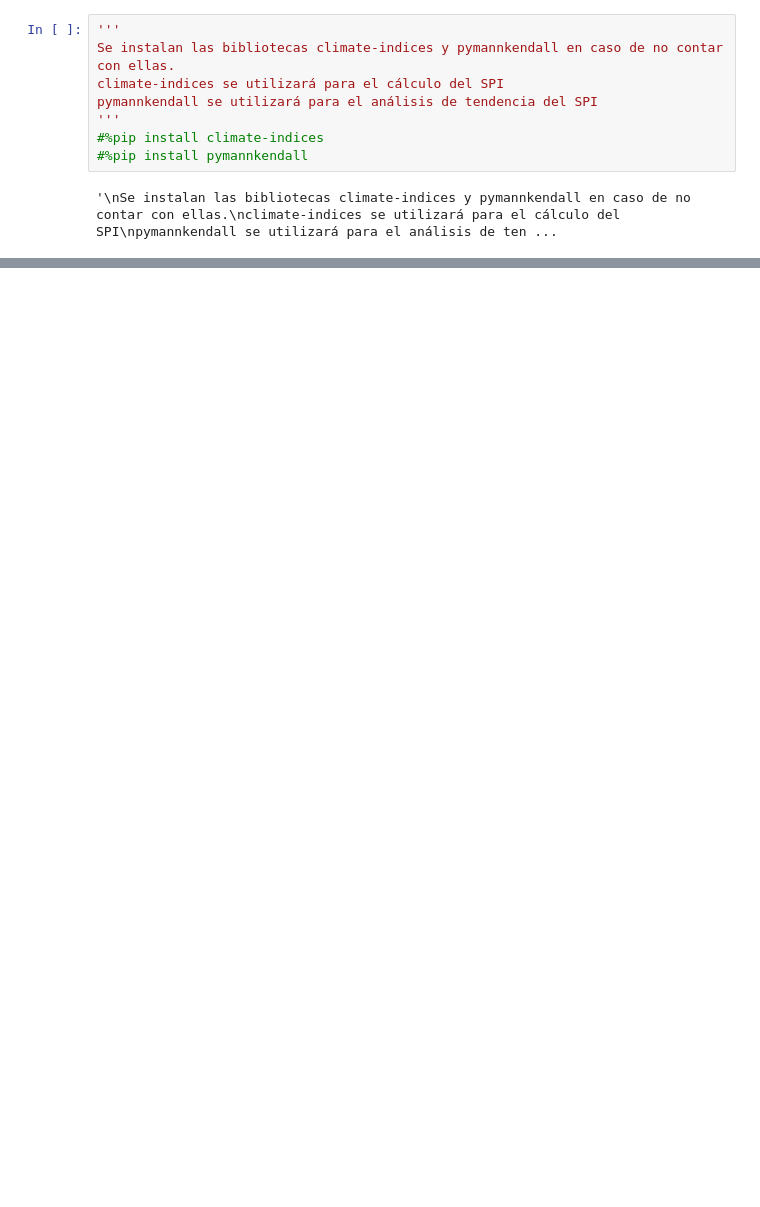
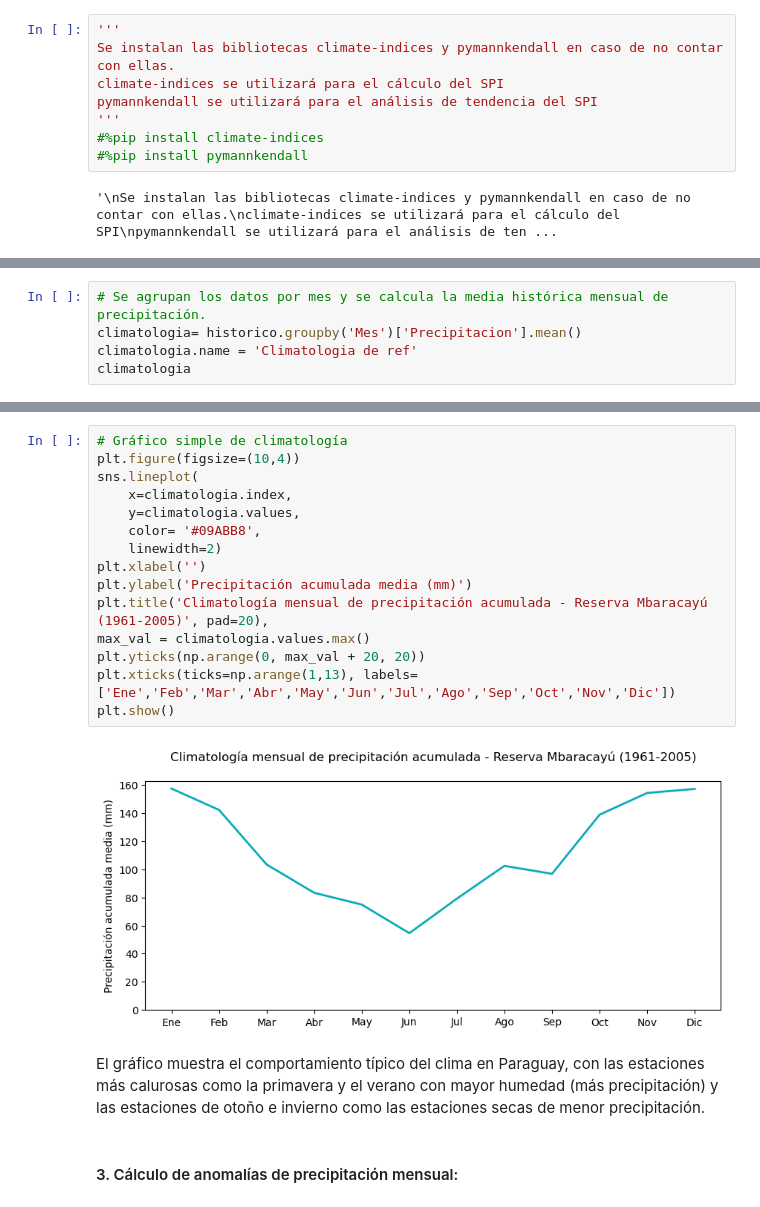
Before and after one commit to aliciagali-s/proyectoFinalPython_AG, a Jupyter notebook: proyecto_final_AliciaGali.ipynb, the cells around one changed output, grey strips where cells are left out. Saved outputs shown, nothing was run; the diff lists cells and outputs as text; blank space fills up the shorter version.

```diff
--- a/proyecto_final_AliciaGali.ipynb
+++ b/proyecto_final_AliciaGali.ipynb
@@ -76,0 +160,5 @@ proyectado
+# %%
+# Se agrupan los datos por mes y se calcula la media histórica mensual de precipitación.
+climatologia= historico.groupby('Mes')['Precipitacion'].mean()
+climatologia.name = 'Climatologia de ref'
+climatologia
@@ -76,0 +180,21 @@ proyectado
+# %%
+# Gráfico simple de climatología
+plt.figure(figsize=(10,4))
+sns.lineplot(
+    x=climatologia.index,
+    y=climatologia.values,
+    color= '#09ABB8',
+    linewidth=2)
+plt.xlabel('')
+plt.ylabel('Precipitación acumulada media (mm)')
+plt.title('Climatología mensual de precipitación acumulada - Reserva Mbaracayú (1961-2005)', pad=20),
+max_val = climatologia.values.max()
+plt.yticks(np.arange(0, max_val + 20, 20))
+plt.xticks(ticks=np.arange(1,13), labels=['Ene','Feb','Mar','Abr','May','Jun','Jul','Ago','Sep','Oct','Nov','Dic'])
+plt.show()
+# %% [output]
+[figure, added]
+# %% [markdown]
+El gráfico muestra el comportamiento típico del clima en Paraguay, con las estaciones más calurosas como la primavera y el verano con mayor humedad (más precipitación) y las estaciones de otoño e invierno como las estaciones secas de menor precipitación.
+# %% [markdown]
+#### 3. Cálculo de anomalías de precipitación mensual:
```
Also changed, not shown: parts of 36 cells of this notebook, 8 other files.
